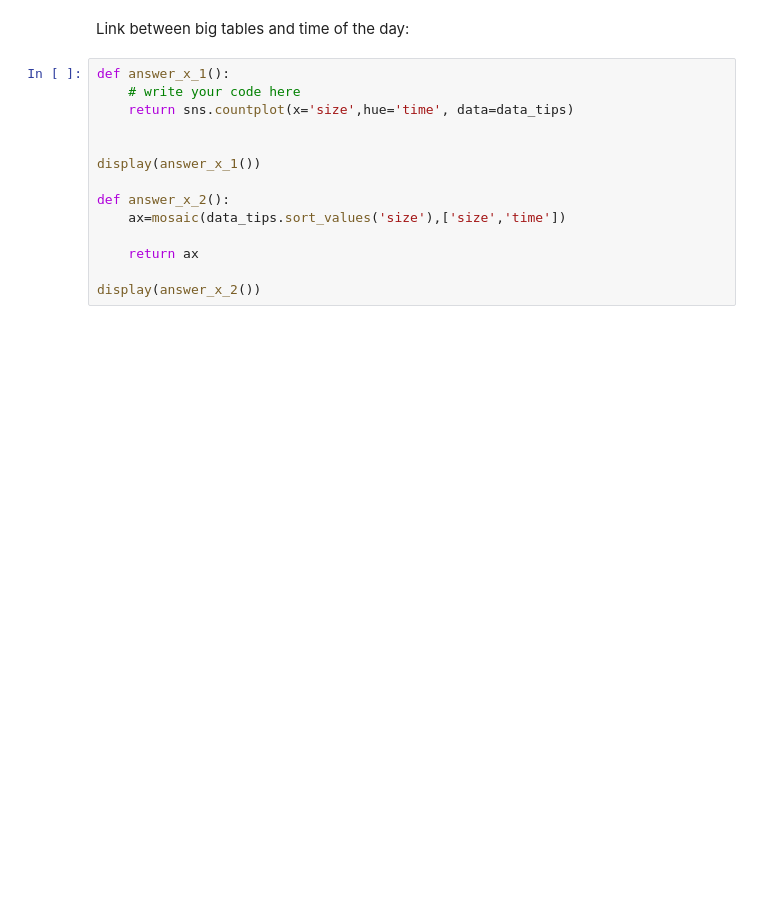
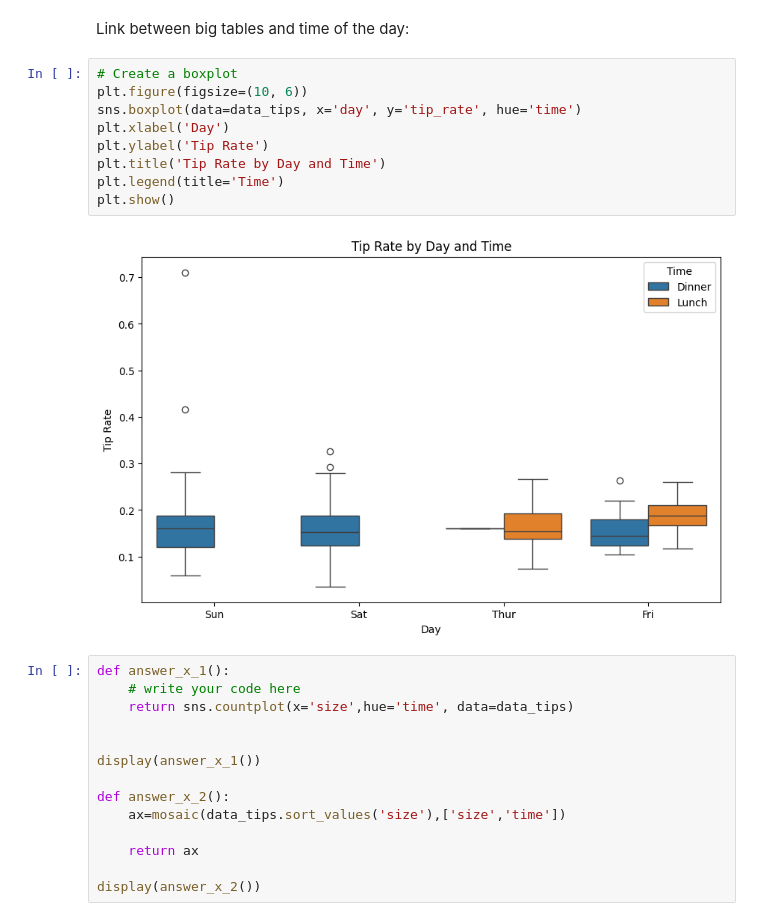
Before and after one commit to MariemMARZOUGUI/data-tips, a Jupyter notebook: TP_Tips.ipynb, the cells around one changed output. Cells and saved outputs as stored; diff of their text form; blank space fills up the shorter version.

```diff
--- a/TP_Tips.ipynb
+++ b/TP_Tips.ipynb
@@ -1231,6 +1260,17 @@ plt.show()
 Men tend to tip slightly more than women
 # %% [markdown]
 Link between big tables and time of the day:
+# %%
+# Create a boxplot
+plt.figure(figsize=(10, 6))
+sns.boxplot(data=data_tips, x='day', y='tip_rate', hue='time')
+plt.xlabel('Day')
+plt.ylabel('Tip Rate')
+plt.title('Tip Rate by Day and Time')
+plt.legend(title='Time')
+plt.show()
+# %% [output]
+[figure, added]
 # %%
 def answer_x_1():
     # write your code here
```
Also changed, not shown: parts of 4 cells of this notebook.
